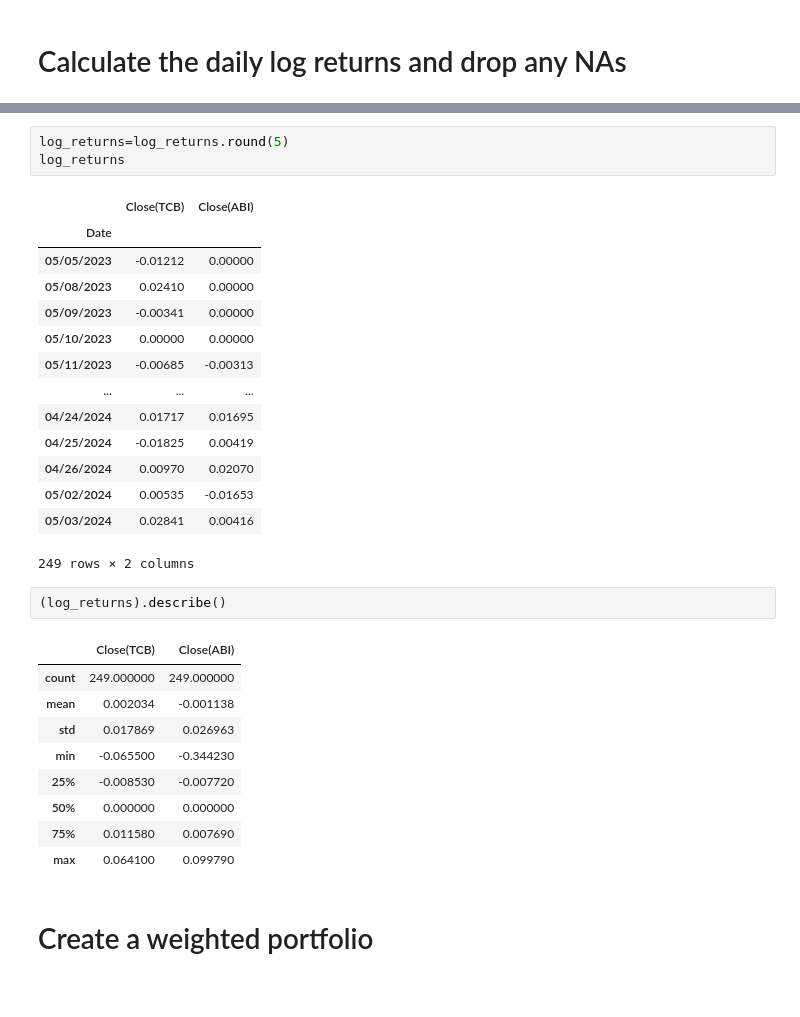
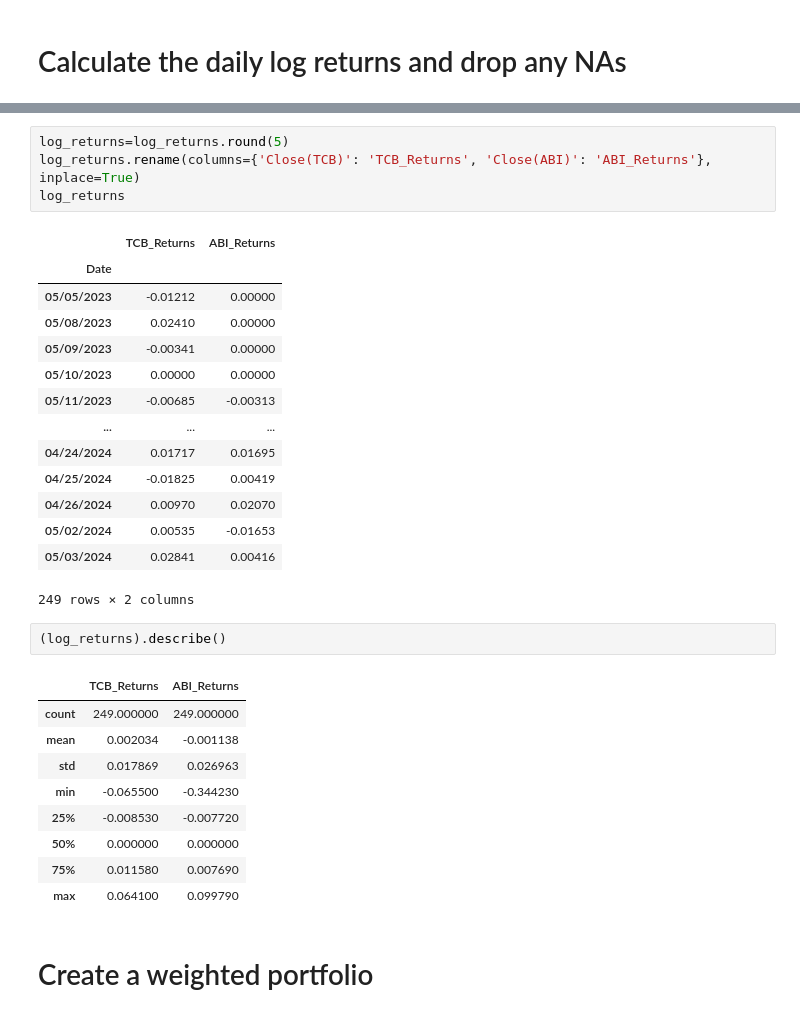
Before and after one commit to userlele78/Risk-Management-Project, a Jupyter notebook: Code/non-parametric-VaR.ipynb, the cells around one changed output, grey strips where cells are left out. Drawn from its saved outputs; the diff is of its cells as text.

```diff
--- a/Code/non-parametric-VaR.ipynb
+++ b/Code/non-parametric-VaR.ipynb
@@ -57,8 +57,9 @@ plt.show()
 # %%
 log_returns=log_returns.round(5)
+log_returns.rename(columns={'Close(TCB)': 'TCB_Returns', 'Close(ABI)': 'ABI_Returns'}, inplace=True)
 log_returns
 # %% [output]
-|  | Close(TCB) | Close(ABI) |
+|  | TCB_Returns | ABI_Returns |
 | Date |  |  |
 | 05/05/2023 | -0.01212 | 0.00000 |
 | 05/08/2023 | 0.02410 | 0.00000 |
@@ -75,7 +76,7 @@ log_returns
 # %%
 (log_returns).describe()
 # %% [output]
-|  | Close(TCB) | Close(ABI) |
+|  | TCB_Returns | ABI_Returns |
 | count | 249.000000 | 249.000000 |
 | mean | 0.002034 | -0.001138 |
 | std | 0.017869 | 0.026963 |
```
Also changed, not shown: parts of 20 cells of this notebook, 1 other file.
